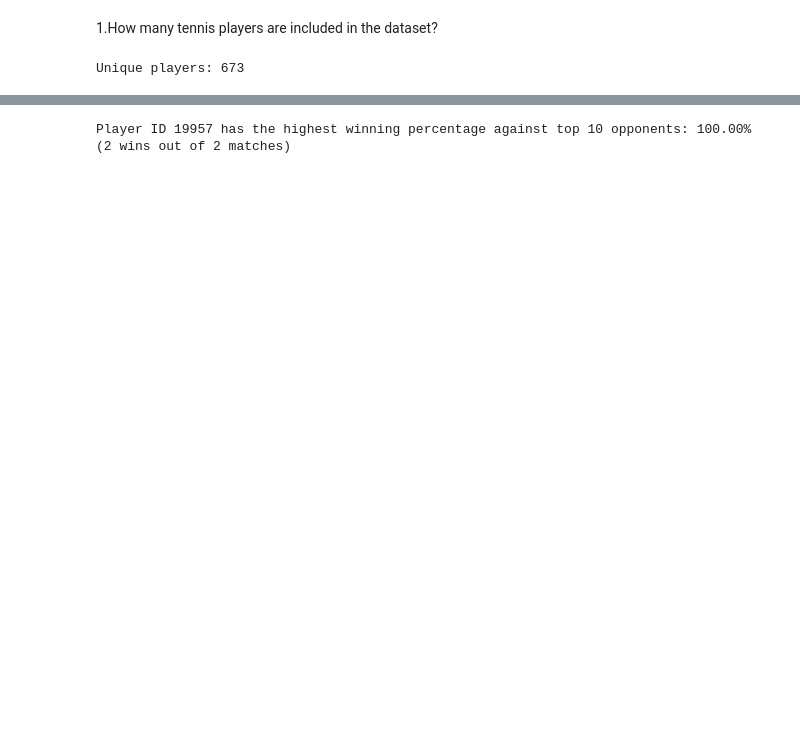
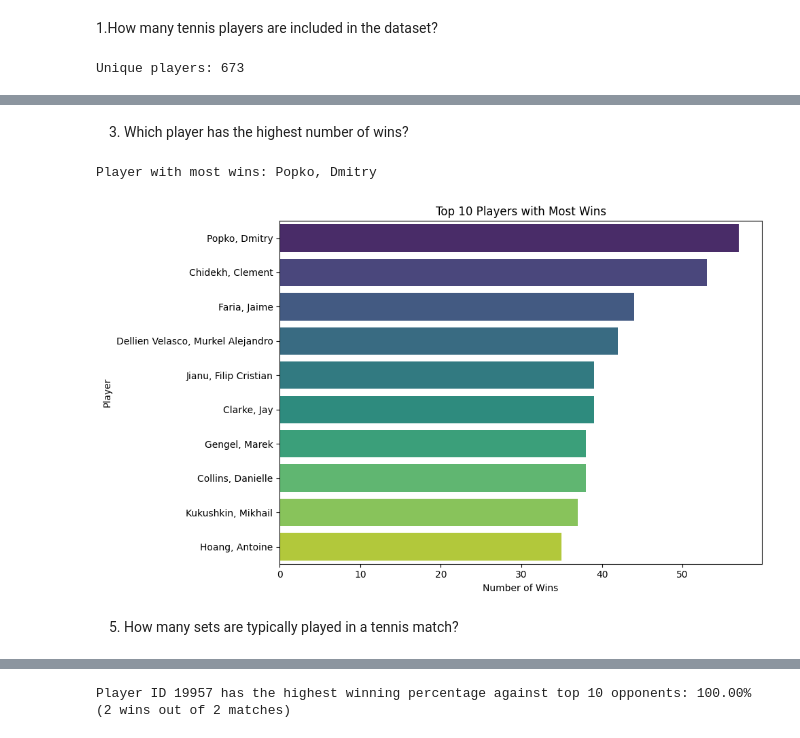
Before and after one commit to ZahraKatibe/Data-Analysis-Mini-Project, a Jupyter notebook: notebooks/data_handling.ipynb, the cells around one changed output, grey strips where cells are left out. Drawn from its saved outputs; the diff is of its cells as text; code cells hidden in the pictures; blank space fills up the shorter version.

```diff
--- a/notebooks/data_handling.ipynb
+++ b/notebooks/data_handling.ipynb
@@ -85,0 +80,74 @@ Average height: 1.82 cm
+# %% [markdown]
+3. Which player has the highest number of wins?
+# %%
+import pandas as pd
+from glob import glob
+from tqdm import tqdm
+import seaborn as sns
+import matplotlib.pyplot as plt
+
+event_files = glob('../data/input/tennis_data/2024*/data/raw/raw_match_parquet/event*.parquet')
+home_files = glob('../data/input/tennis_data/2024*/data/raw/raw_match_parquet/home_team*.parquet')
+away_files = glob('../data/input/tennis_data/2024*/data/raw/raw_match_parquet/away_team*.parquet')
+
+id_to_name = {}
+wins = []
+
+for event_file in tqdm(event_files):
+    try:
+        df_event = pd.read_parquet(event_file, columns=['match_id', 'winner_code'])
+        if df_event.empty: continue
+
+        match_id = str(df_event['match_id'].iloc[0])
+        winner_code = df_event['winner_code'].iloc[0]
+
+        if winner_code not in [1, 2]:
+            continue
+
+        home_file = next((f for f in home_files if match_id in f), None)
+        away_file = next((f for f in away_files if match_id in f), None)
+        if not home_file or not away_file:
+            continue
+
+        df_home = pd.read_parquet(home_file, columns=['player_id', 'full_name'])
+        df_away = pd.read_parquet(away_file, columns=['player_id', 'full_name'])
+
+        home_player = df_home.iloc[0]
+        away_player = df_away.iloc[0]
+
+        if winner_code == 1:
+            winner = home_player
+        else:
+            winner = away_player
+
+        player_id = winner['player_id']
+        player_name = winner['full_name']
+        id_to_name[player_id] = player_name
+        wins.append(player_id)
+
+    except:
+        continue
+
+if wins:
+    top_player_id = pd.Series(wins).value_counts().idxmax()
+    print("Player with most wins:", id_to_name.get(top_player_id, 'Unknown'))
+else:
+    print("No wins found.")
+
+win_counts = pd.Series(wins).value_counts()
+win_names = win_counts.rename(index=lambda pid: id_to_name.get(pid, 'Unknown'))
+
+top_winners = win_names.head(10)
+
+plt.figure(figsize=(10, 6))
+sns.barplot(x=top_winners.values, y=top_winners.index, hue=top_winners.index, dodge=False, legend=False, palette='viridis')
+plt.title("Top 10 Players with Most Wins")
+plt.xlabel("Number of Wins")
+plt.ylabel("Player")
+plt.tight_layout()
+plt.show()
+# %% [output]
+Player with most wins: Popko, Dmitry
+[figure, added]
+# %% [markdown]
+5. How many sets are typically played in a tennis match?
```
Also changed, not shown: parts of 16 cells of this notebook, 4 other files.
